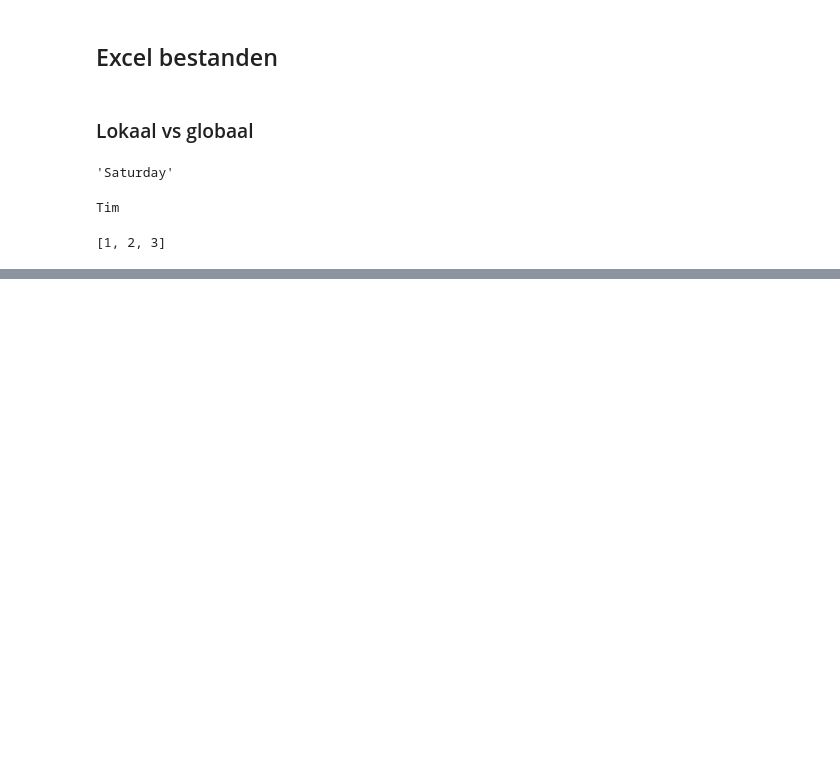
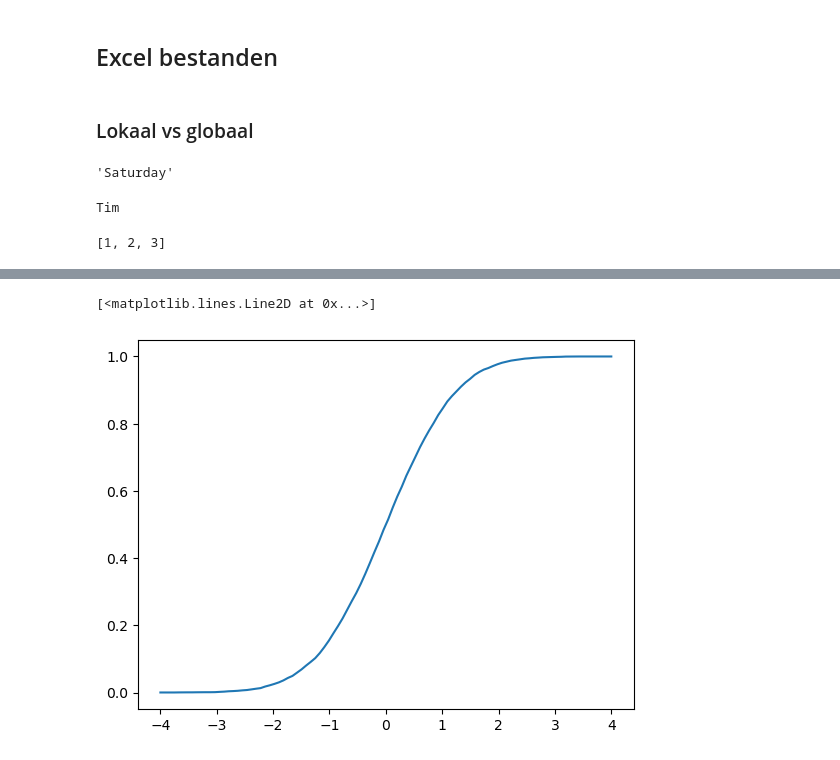
Before and after one commit to timteachingdata/practicalbusinesspython, a Jupyter notebook: playground.ipynb, the cells around one changed output, grey strips where cells are left out. Cells and saved outputs as stored; diff of their text form; code cells hidden in the pictures; blank space fills up the shorter version.

```diff
--- a/playground.ipynb
+++ b/playground.ipynb
@@ -354,0 +384,19 @@ np.nanmean(a)
+# %%
+import numpy as np
+import matplotlib.pyplot as plt
+N = 10**4
+data = np.random.randn(N)
+values, counts = np.unique(data, return_counts = True)
+rel_counts = counts / np.sum(counts)
+plt.plot(values, rel_counts)
+# Bereken F(x)
+Fxx = list()
+xx = np.linspace(-4, 4, num = 100)
+for x in xx:
+    Fxx.append(np.sum(data <= x) / len(data))
+fig, ax = plt.subplots()
+ax.plot(xx, Fxx)
+ax.plot(xx[len])
+# %% [output]
+[<matplotlib.lines.Line2D at 0x...>]
+[figure, added]
```
Also changed, not shown: parts of 26 cells of this notebook, 3 other files.
